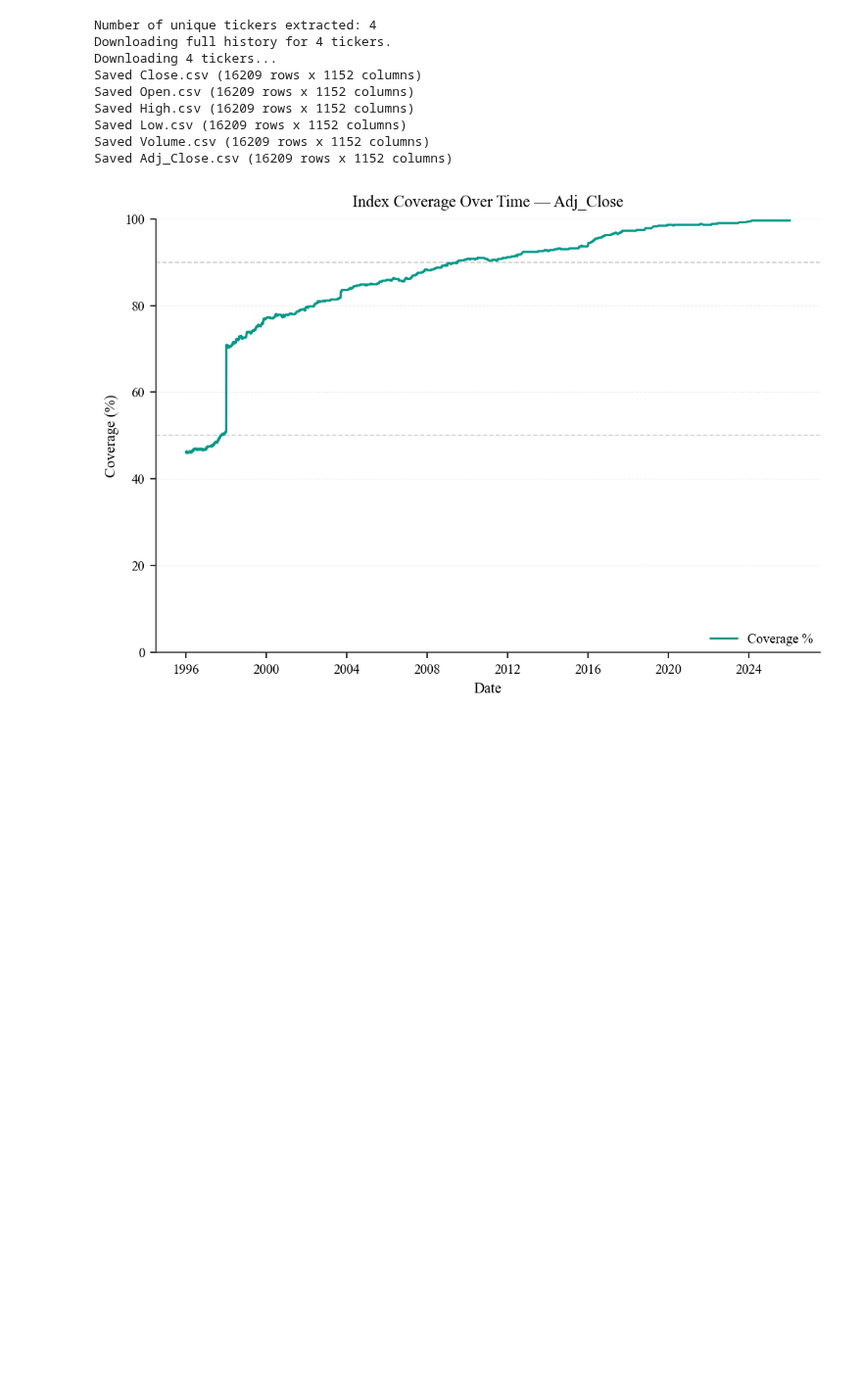
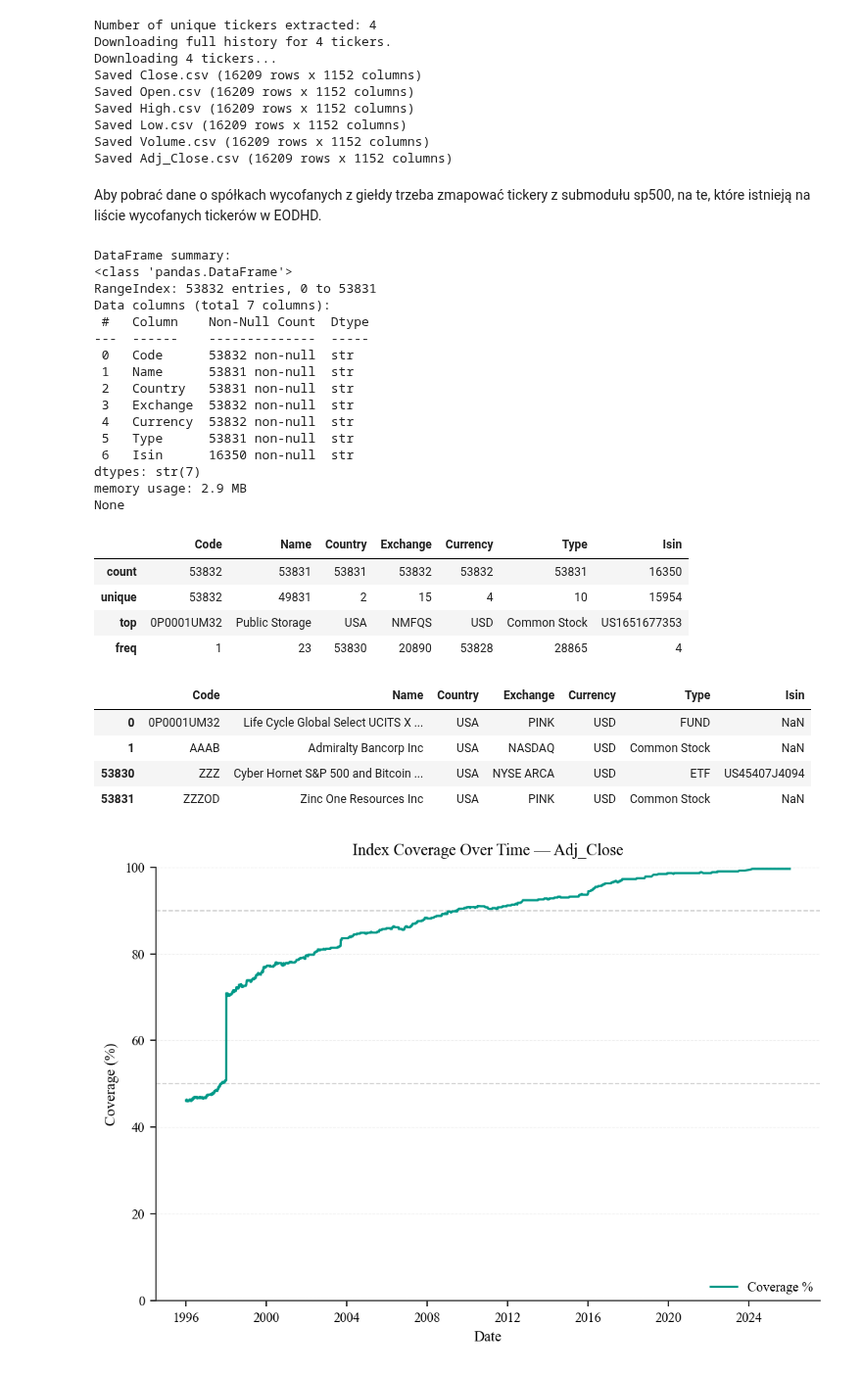
Before and after one commit to MichaelL200/data-driven-stock-portfolio-selection, a Jupyter notebook: notebooks/02c_data_stocks_eodhd.ipynb, the cells around one changed output. Shown at 98% size. Cells and saved outputs as stored; diff of their text form; code cells hidden in the pictures; blank space fills up the shorter version.

```diff
--- a/notebooks/02c_data_stocks_eodhd.ipynb
+++ b/notebooks/02c_data_stocks_eodhd.ipynb
@@ -36,6 +36,39 @@ Saved High.csv (16209 rows x 1152 columns)
 Saved Low.csv (16209 rows x 1152 columns)
 Saved Volume.csv (16209 rows x 1152 columns)
 Saved Adj_Close.csv (16209 rows x 1152 columns)
+# %% [markdown]
+Aby pobrać dane o spółkach wycofanych z giełdy trzeba zmapować tickery z submodułu sp500, na te, które istnieją na liście wycofanych tickerów w EODHD.
+# %%
+delisted_tickers: pd.DataFrame = dataset.EODHD.get_delisted_tickers()
+
+plots.summarize_df(delisted_tickers)
+# %% [output]
+DataFrame summary:
+<class 'pandas.DataFrame'>
+RangeIndex: 53832 entries, 0 to 53831
+Data columns (total 7 columns):
+ #   Column    Non-Null Count  Dtype
+---  ------    --------------  -----
+ 0   Code      53832 non-null  str
+ 1   Name      53831 non-null  str
+ 2   Country   53831 non-null  str
+ 3   Exchange  53832 non-null  str
+ 4   Currency  53832 non-null  str
+ 5   Type      53831 non-null  str
+ 6   Isin      16350 non-null  str
+dtypes: str(7)
+memory usage: 2.9 MB
+None
+|  | Code | Name | Country | Exchange | Currency | Type | Isin |
+| count | 53832 | 53831 | 53831 | 53832 | 53832 | 53831 | 16350 |
+| unique | 53832 | 49831 | 2 | 15 | 4 | 10 | 15954 |
+| top | 0P0001UM32 | Public Storage | USA | NMFQS | USD | Common Stock | US1651677353 |
+| freq | 1 | 23 | 53830 | 20890 | 53828 | 28865 | 4 |
+|  | Code | Name | Country | Exchange | Currency | Type | Isin |
+| 0 | 0P0001UM32 | Life Cycle Global Select UCITS X ... | USA | PINK | USD | FUND | NaN |
+| 1 | AAAB | Admiralty Bancorp Inc | USA | NASDAQ | USD | Common Stock | NaN |
+| 53830 | ZZZ | Cyber Hornet S&P 500 and Bitcoin ... | USA | NYSE ARCA | USD | ETF | US45407J4094 |
+| 53831 | ZZZOD | Zinc One Resources Inc | USA | PINK | USD | Common Stock | NaN |
 # %%
 tickers = dataset.SP500.extract_tickers(sp500_components)
 
```
Also changed, not shown: parts of 1 cell of this notebook, 2 other files.
